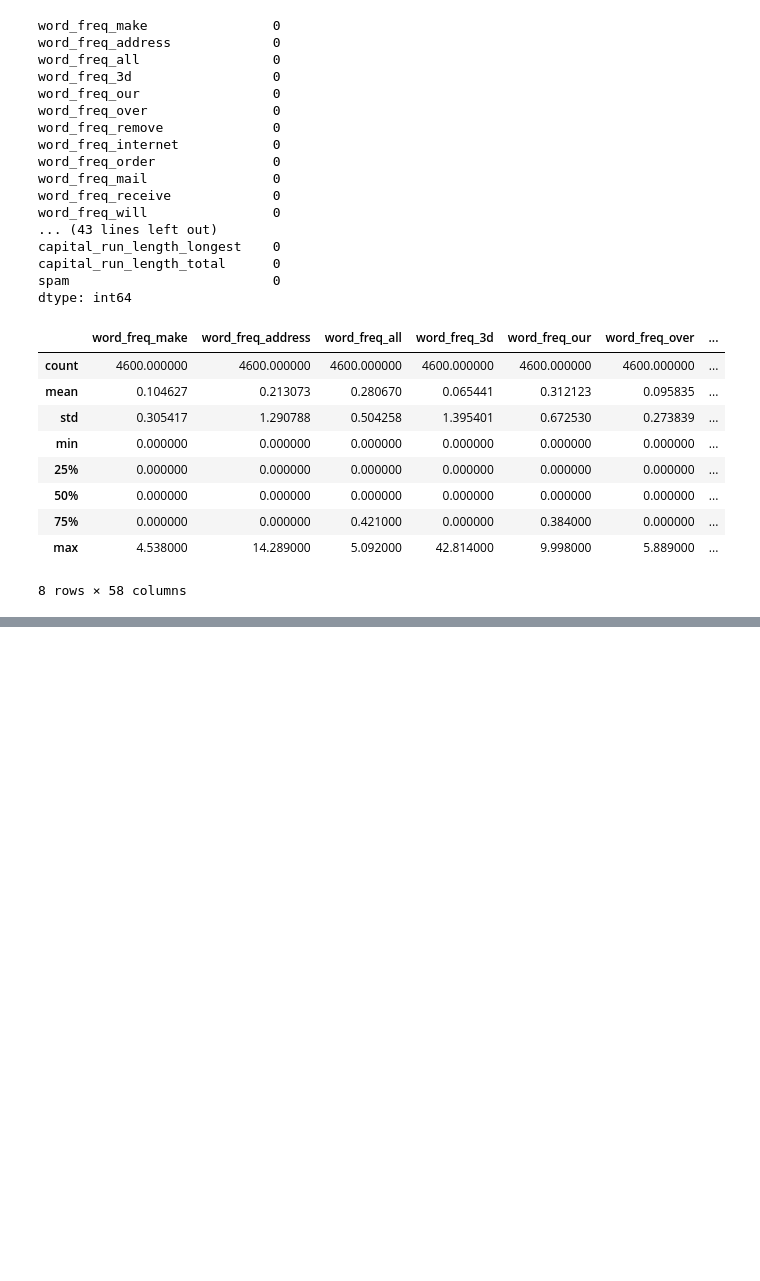
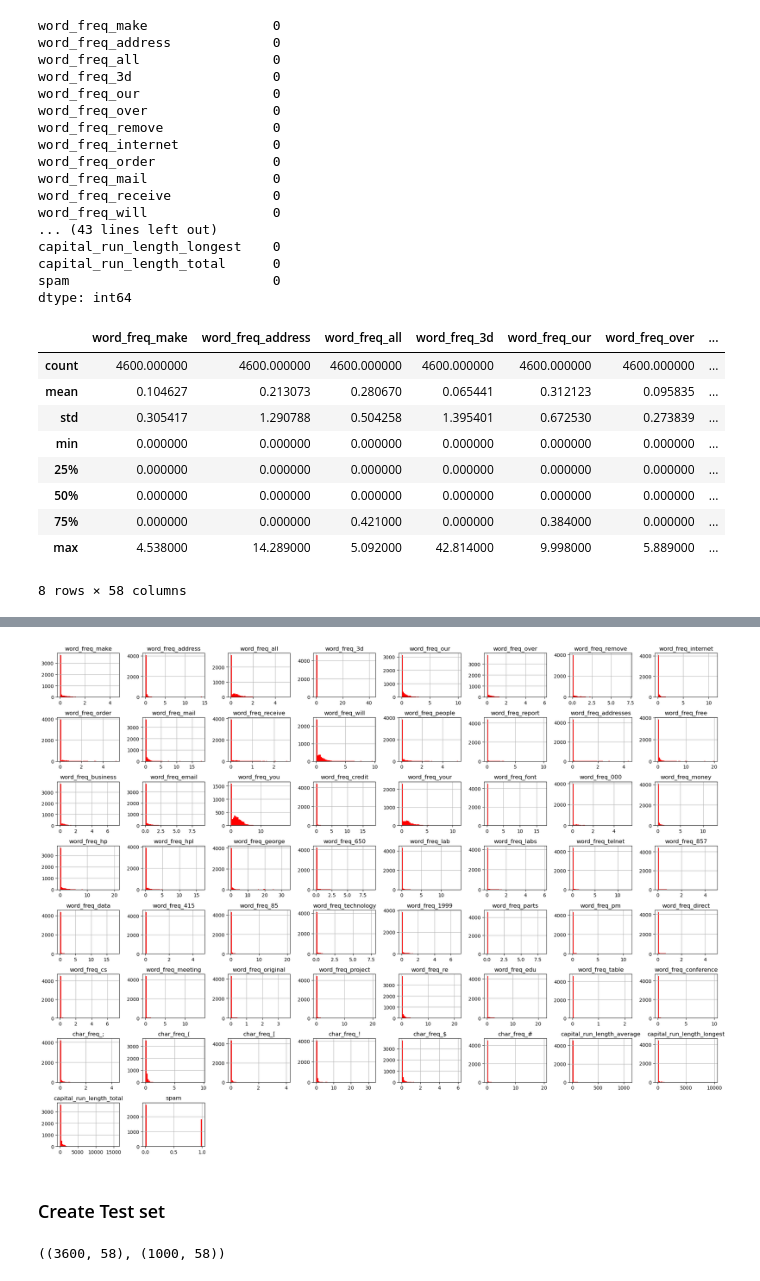
Before and after one commit to seanxuu/Machine-Learning-7126, a Jupyter notebook: assignment4.ipynb, the cells around one changed output, grey strips where cells are left out. Saved outputs shown, nothing was run; the diff lists cells and outputs as text; code cells hidden in the pictures; blank space fills up the shorter version.

```diff
--- a/assignment4.ipynb
+++ b/assignment4.ipynb
@@ -109,0 +108,18 @@ plt.show()
+# %%
+# using red as the color to histogram
+df.hist(bins=50, figsize=(20,15), color='red')
+save_fig('histogram')
+plt.show()
+# %% [output]
+[figure, added]
+# %% [markdown]
+### Create Test set
+# %%
+# split the data into training and testing
+# the first 3600 rows are training data
+# the rest are testing data
+train_set = df.iloc[:3600, :]
+test_set = df.iloc[3600:, :]
+train_set.shape, test_set.shape
+# %% [output]
+((3600, 58), (1000, 58))
```
Also changed, not shown: parts of 25 cells of this notebook, 16 other files.
